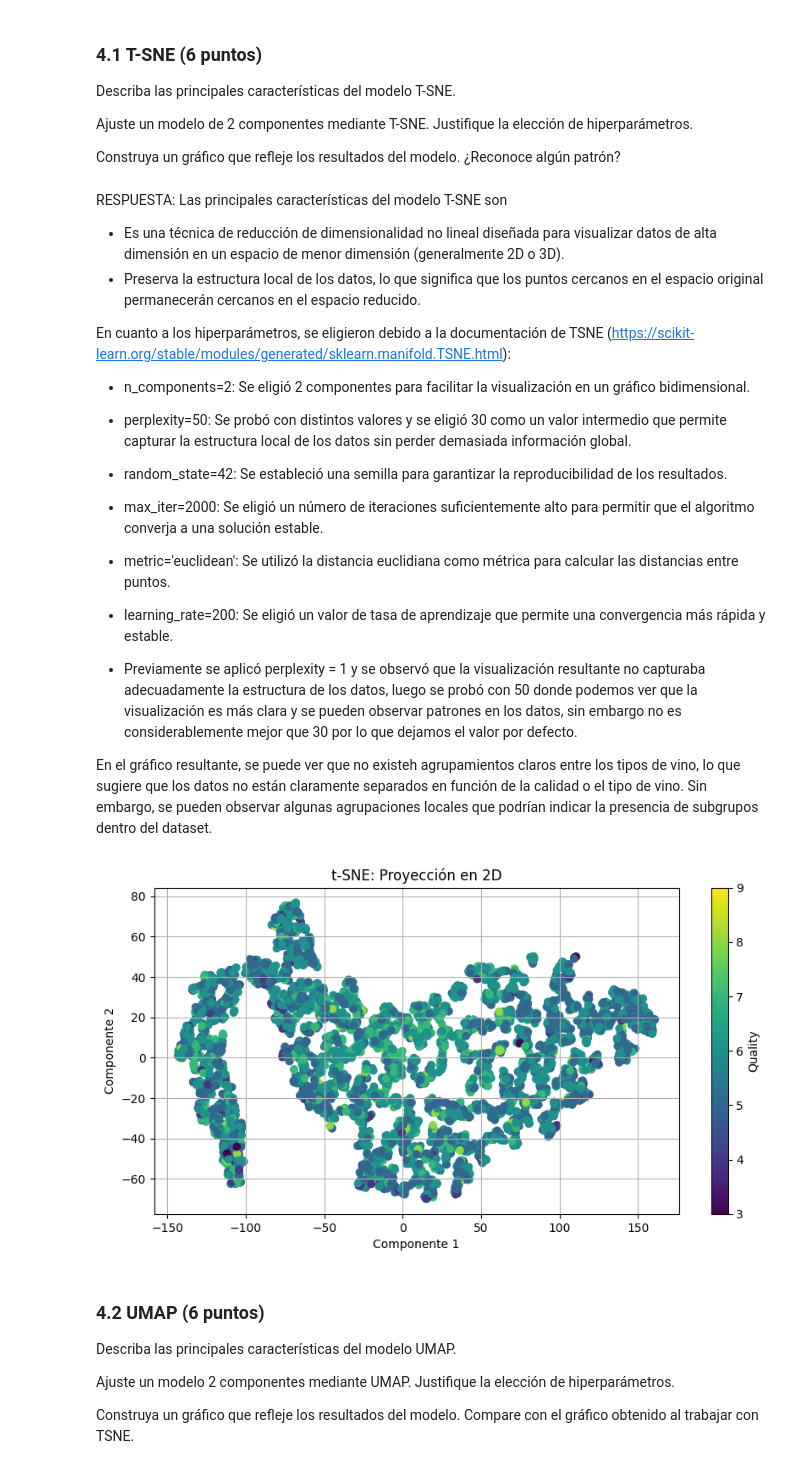
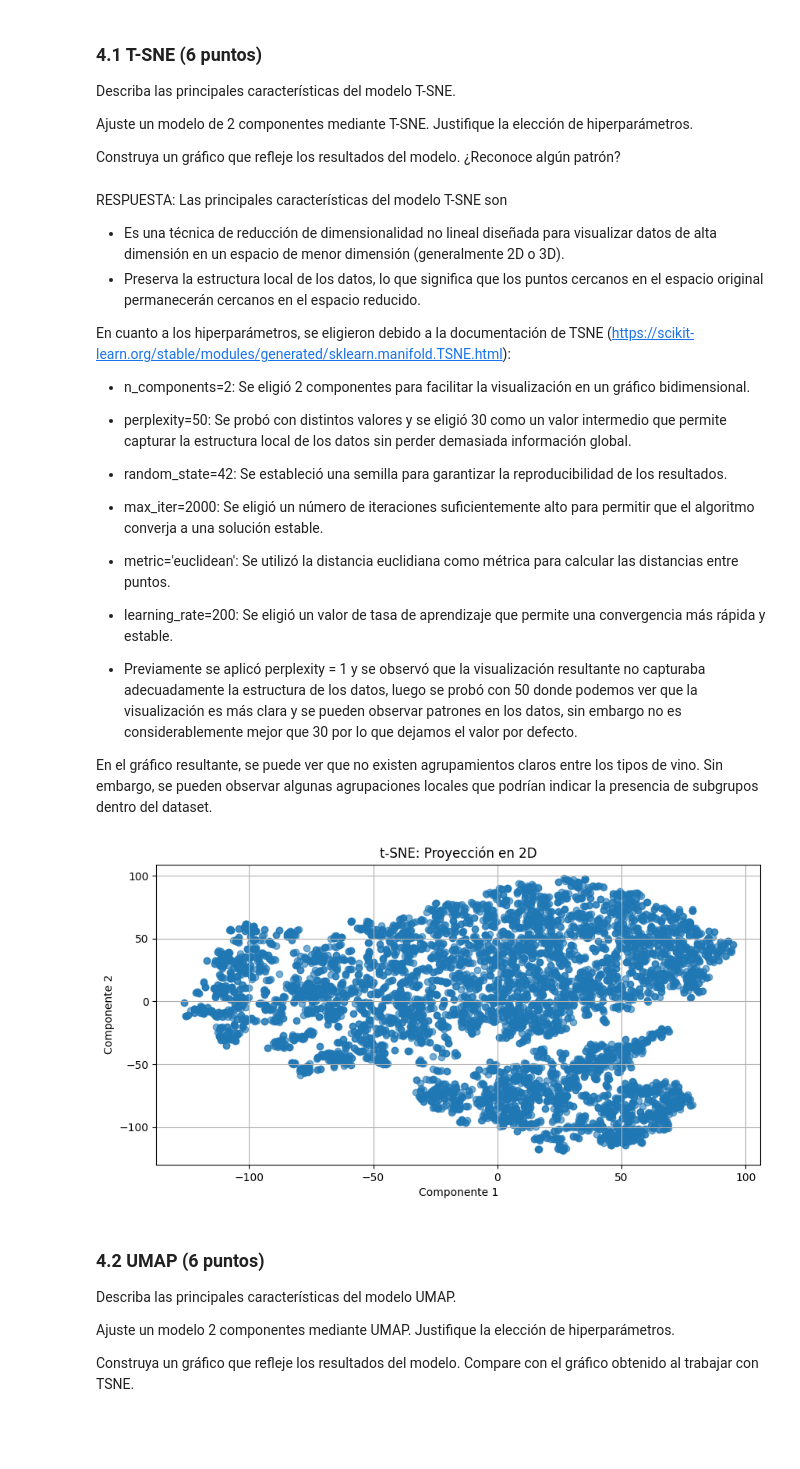
Before and after one commit to VicenteLavagnino/IIC2433, a Jupyter notebook: Tareas/T1/T1-VicenteLavagnino.ipynb, the cells around one changed output. Drawn from its saved outputs; the diff is of its cells as text; code cells hidden in the pictures; blank space fills up the shorter version.

Commit message:
entrega final si que si

```diff
--- a/Tareas/T1/T1-VicenteLavagnino.ipynb
+++ b/Tareas/T1/T1-VicenteLavagnino.ipynb
@@ -422,21 +422,3 @@ Utilizando la técnica **Local Outlier Factor (LOF)**, construya un histograma d
 RESPUESTA: Como ya sabemos que el número de componentes que retiene el 90% de la varianza es 6, aplicamos la técnica LOF a los datos reducidos a 6 dimensiones. Luego graficamos el histograma de los puntajes LOF.
 
 A partir del análisis del histograma de puntajes LOF, podemos observar la presencia de un pequeño conjunto de observaciones que pueden considerarse outliers, ya que presentan una densidad local significativamente menor a la de sus vecinos. Esto significa que el dataset contiene puntos atípicos que podrían influir en futuros análisis o modelos.
-# %%
-# Usamos información de la sección 2.2
-pca = PCA(n_components=0.90)
-X_pca = pca.fit_transform(df_scaled)
-
-# Aplicamos Local Outlier Factor
-lof = LocalOutlierFactor(n_neighbors=8, metric='euclidean')
-lof_scores = -lof.fit_predict(X_pca)  # -1 = outlier, 1 = inlier
-lof_scores_values = -lof.negative_outlier_factor_
-
-# Graficamos histograma de los puntajes LOF
-plt.figure(figsize=(10, 5))
-plt.hist(lof_scores_values, bins=50, color='skyblue', edgecolor='black')
-plt.title("Histograma de puntajes LOF")
-plt.xlabel("Puntaje LOF")
-plt.ylabel("Frecuencia")
-plt.grid(True)
-plt.show()
@@ -451,14 +431,16 @@ Luego, elimine los datos atípicos del conjunto de datos evaluado.
 # %% [markdown]
 RESPUESTA: Con un umbral de corte de -1.5, se identificaron 155 datos atípicos en el dataset, lo que representa aproximadamente el 2.4% del total de los datos. Es por esto que decidimos eliminar estos datos atípicos del dataset, ya que podrían influir negativamente en el análisis posterior.
 # %%
-# Umbral para determinar outliers = -1.5
-outlier_threshold = -1.5
-outliers = lof.negative_outlier_factor_ < outlier_threshold
+# Ajustamos LOF para detectar outliers en el dataset reducido
+lof = LocalOutlierFactor(n_neighbors=8, metric='euclidean')
+outliers = lof.fit_predict(X_pca) == -1  # True donde hay outliers
 
+# Proporción de outliers detectados
 num_outliers = np.sum(outliers)
 print(f"Cantidad de outliers detectados: {num_outliers}")
-print(f"Porcentaje de outliers detectados: {num_outliers / len(df) * 100}%")
+print(f"Porcentaje de outliers detectados: {num_outliers / len(X_pca) * 100:.2f}%")
 
-# Eliminar outliers
-df_sin_outliers = df[~outliers].reset_index(drop=True)
+# Eliminamos los outliers del dataset
+X_pca_clean = X_pca[~outliers]
+df_sin_outliers = df_scaled[~outliers].reset_index(drop=True)
 # %% [output]
@@ -491,21 +473,20 @@ En cuanto a los hiperparámetros, se eligieron debido a la documentación de TSN
 
 - Previamente se aplicó perplexity = 1 y se observó que la visualización resultante no capturaba adecuadamente la estructura de los datos, luego se probó con 50 donde podemos ver que la visualización es más clara y se pueden observar patrones en los datos, sin embargo no es considerablemente mejor que 30 por lo que dejamos el valor por defecto.
 
-En el gráfico resultante, se puede ver que no existeh agrupamientos claros entre los tipos de vino, lo que sugiere que los datos no están claramente separados en función de la calidad o el tipo de vino. Sin embargo, se pueden observar algunas agrupaciones locales que podrían indicar la presencia de subgrupos dentro del dataset.
+En el gráfico resultante, se puede ver que no existen agrupamientos claros entre los tipos de vino. Sin embargo, se pueden observar algunas agrupaciones locales que podrían indicar la presencia de subgrupos dentro del dataset.
 # %%
 # TSNE con df_sin_outliers
 tsne = TSNE(n_components=2, random_state=42, perplexity=30, max_iter=2000, metric='euclidean', learning_rate=200)
-X_tsne = tsne.fit_transform(df_sin_outliers.drop(columns=['quality', 'type']))
+X_tsne = tsne.fit_transform(df_sin_outliers)
 plt.figure(figsize=(10, 5))
-plt.scatter(X_tsne[:, 0], X_tsne[:, 1], c=df_sin_outliers['quality'], cmap='viridis')
+plt.scatter(X_tsne[:, 0], X_tsne[:, 1], alpha=0.6)
 plt.title("t-SNE: Proyección en 2D")
 plt.xlabel("Componente 1")
 plt.ylabel("Componente 2")
-plt.colorbar(label='Quality')
 plt.grid()
 plt.show()
 # %% [output]
-[figure, old version]
+[figure, new version]
 # %% [markdown]
 ### 4.2 UMAP (6 puntos)
 
```
Also changed, not shown: parts of 7 cells of this notebook.
